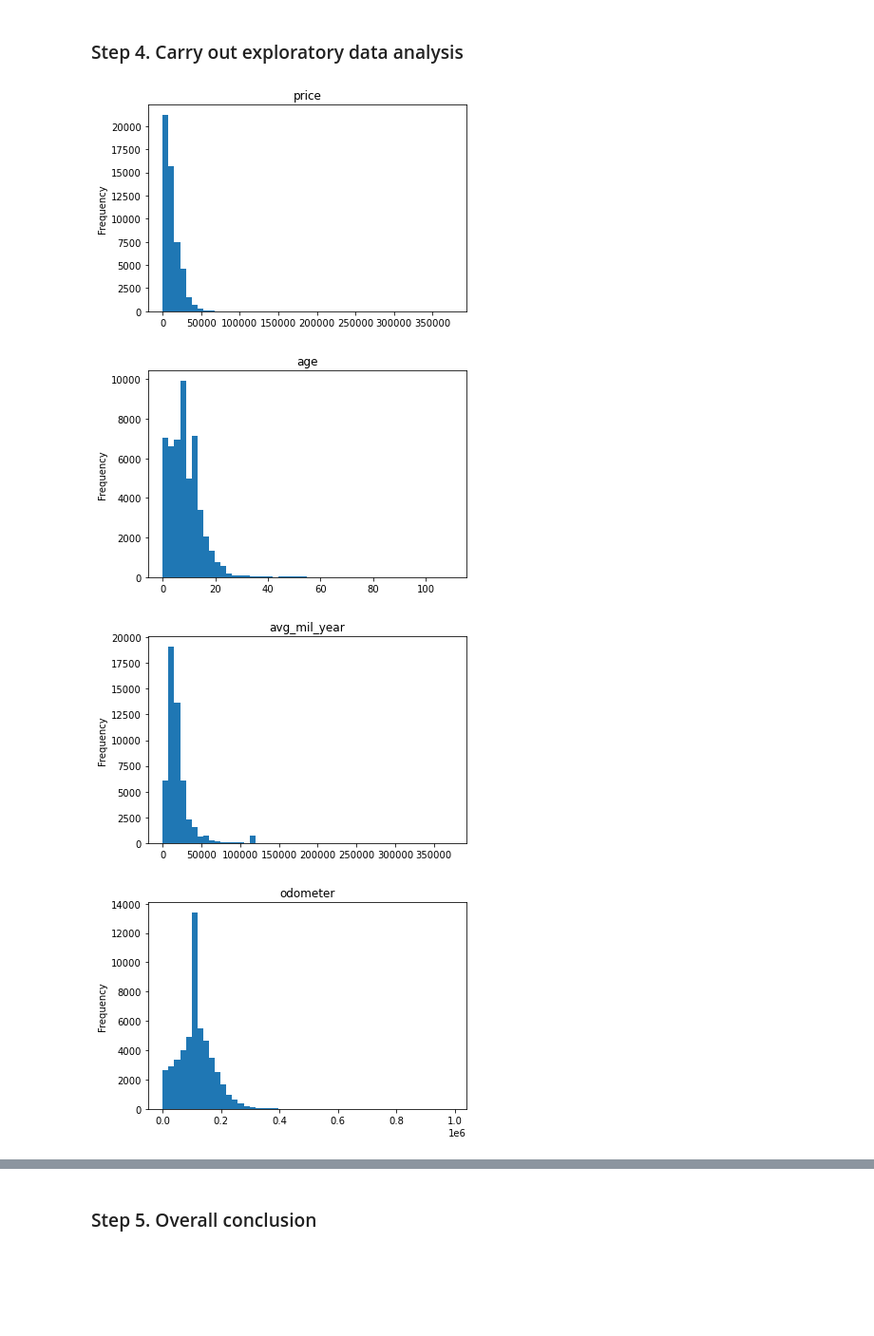
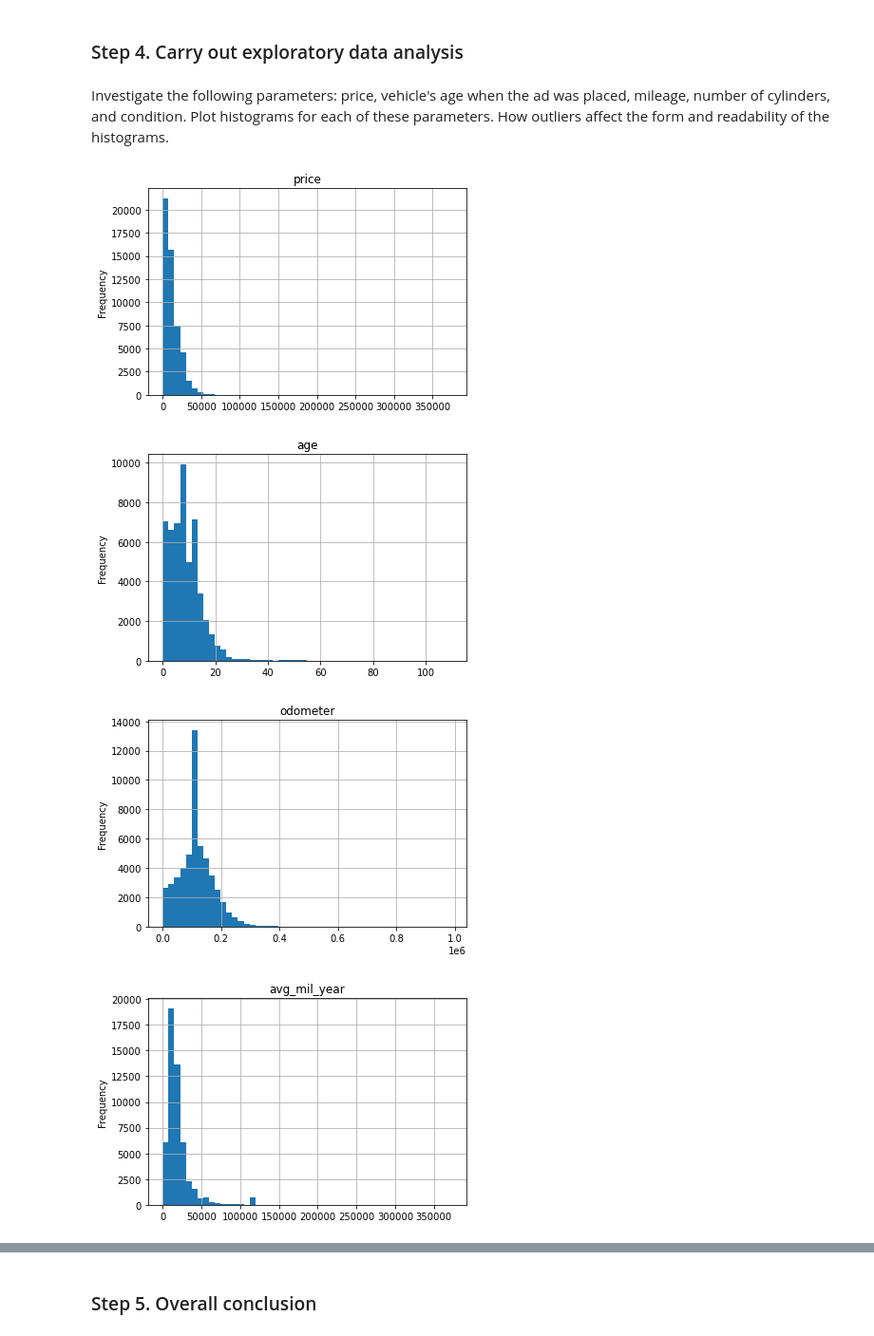
Before and after one commit to rainbowmoonlight/Yandex_Practicum_Projects, a Jupyter notebook: 02 Car Sales Ads Project/Car Sales Ads.ipynb, the cells around one changed output, grey strips where cells are left out. Shown at 95% size. Drawn from its saved outputs; the diff is of its cells as text; code cells hidden in the pictures; blank space fills up the shorter version.

```diff
--- a/02 Car Sales Ads Project/Car Sales Ads.ipynb
+++ b/02 Car Sales Ads Project/Car Sales Ads.ipynb
@@ -209,2 +207,0 @@ Fill model_year missing values with median since there are lot of outliers
-# %%
-df['model_year'] = df['model_year'].fillna(df['model_year'].median())
@@ -211,2 +210,2 @@ df['model_year'] = df['model_year'].fillna(df['model_year'].median())
 # %%
-df['model_year'].unique()
+df = df.dropna(subset=['model_year'])
@@ -505,14 +498,16 @@ Name: condition, dtype: int64
 - average mile per year data type is changed into int, since odometer in car usually rounded number, not float.
 # %% [markdown]
 ### Step 4. Carry out exploratory data analysis
+# %% [markdown]
+Investigate the following parameters: price, vehicle's age when the ad was placed, mileage, number of cylinders, and condition. Plot histograms for each of these parameters. How outliers affect the form and readability of the histograms.
 # %%
-columns = ['price','age', 'avg_mil_year','odometer','cylinders','condition']
+columns = ['price','age', 'odometer','avg_mil_year','cylinders','condition']
 for col in columns:
-    df[col].plot(kind='hist', bins=50)
+    df[col].plot(kind='hist', bins=50, grid=True)
     plt.title(col)
     plt.show()
 # %% [output]
-[figure, old version]
+[figure, new version]
-[figure, old version]
+[figure, new version]
-[figure, old version]
+[figure, new version]
-[figure, old version]
+[figure, new version]
```
Also changed, not shown: parts of 24 cells of this notebook.
